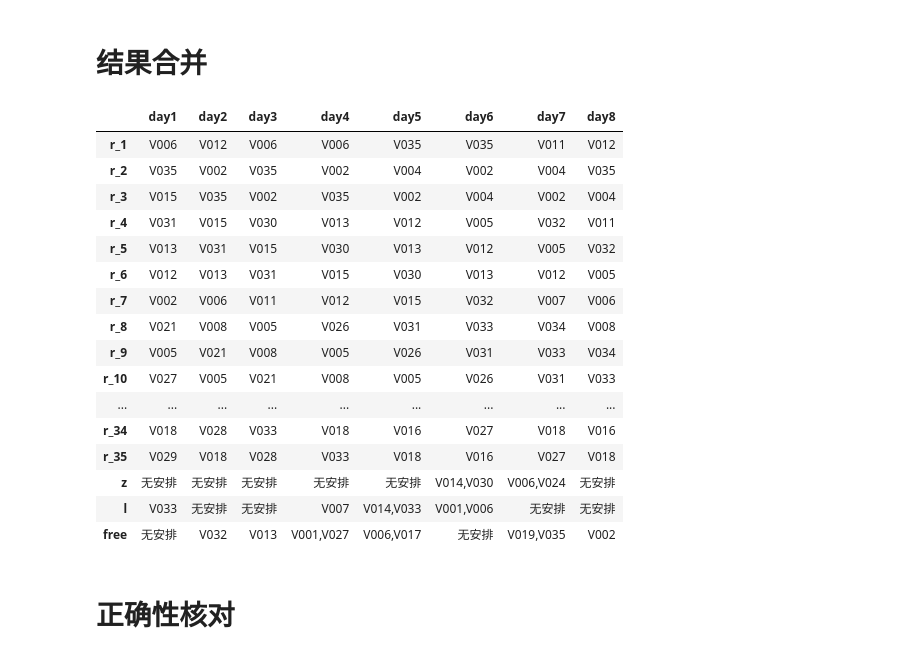
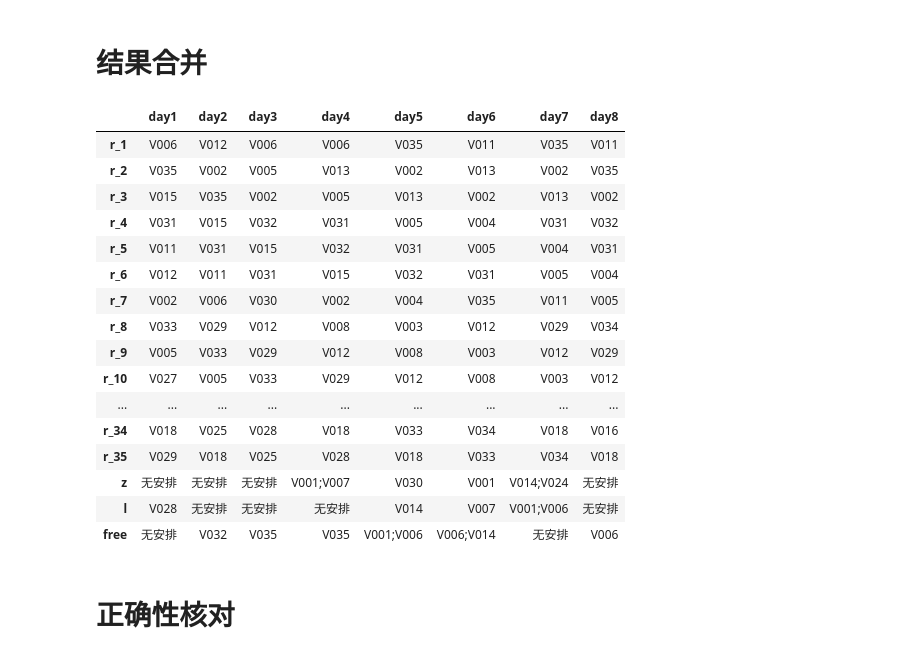
Before and after one commit to xx529/car_plan, a Jupyter notebook: plan.ipynb, the cells around one changed output. Saved outputs shown, nothing was run; the diff lists cells and outputs as text; code cells hidden in the pictures.

```diff
--- a/plan.ipynb
+++ b/plan.ipynb
@@ -29,14 +29,14 @@ class MyCpSolver(cp_model.CpSolverSolutionCallback):
     def result(self):
         return self.__data
 # %%
-def sample_results(model, matrix):
+def sample_results(_model, matrix):
     # 求解器求解，组合计算
     var_ls = matrix.flatten().tolist()
     my_cpsolver = MyCpSolver(var_ls, limit_result)
     solver = cp_model.CpSolver()
     solver.parameters.enumerate_all_solutions = True
     solver.parameters.max_time_in_seconds = limit_seconds
-    solver.Solve(model, my_cpsolver)
+    solver.Solve(_model, my_cpsolver)
     # solver.SearchForAllSolutions(model, my_cpsolver)
     result_data = my_cpsolver.result()
     # print(f'找到可行解: {len(result_data)}')
@@ -203,7 +196,7 @@ for day in range(start_day, days):
     model = cp_model.CpModel()
 
     # 构造单日结果矩阵 (道路，车组)
-    mat = [[model.NewBoolVar(f'x{y}{x}') for x in range(num_cars)] for y in range(num_roads + num_l + num_z + num_free)]
+    mat = [[model.NewBoolVar('x{:>02}{:>02}'.format(x, y)) for x in range(num_cars)] for y in range(num_roads + num_l + num_z + num_free)]
     mat = np.array(mat)
 
     # 当日有任务的每条道路当如必须有一个车组运行（可优化提取仅需要的）
@@ -276,6 +269,9 @@ for day in range(start_day, days):
 
                     model.Add(mat[road_idx, car_idx] == 0)
 
+    # 优化目标，空闲车辆最少
+    # model.Minimize(mat[-1, :].sum())
+
     # 求解器求解，组合计算
     data = sample_results(model, mat)
     if len(data) == 0:
@@ -351,42 +347,42 @@ pd.concat(df_result_ls, axis=1)
 # %%
 df = pd.concat(df_result_ls, axis=1)
 
-def to_result(data):
-    if isinstance(data, int):
-        if data == -1:
+def to_result(_data):
+    if isinstance(_data, int):
+        if _data == -1:
             return '无安排'
         else:
-            return 'V{:>03}'.format(data+1)
-    if isinstance(data, np.ndarray):
-        if len(data) == 0:
+            return 'V{:>03}'.format(_data + 1)
+    if isinstance(_data, np.ndarray):
+        if len(_data) == 0:
             return '无安排'
         else:
-            return ','.join(['V{:>03}'.format(x+1) for x in data])
-    print(type(data))
+            return ';'.join(['V{:>03}'.format(x+1) for x in _data])
+    print(type(_data))
 
 for col in df.columns:
     df[col] = df[col].apply(to_result)
 
 df.to_csv('result.csv')
 df
 # %% [output]
 |  | day1 | day2 | day3 | day4 | day5 | day6 | day7 | day8 |
-| r_1 | V006 | V012 | V006 | V006 | V035 | V035 | V011 | V012 |
-| r_2 | V035 | V002 | V035 | V002 | V004 | V002 | V004 | V035 |
-| r_3 | V015 | V035 | V002 | V035 | V002 | V004 | V002 | V004 |
-| r_4 | V031 | V015 | V030 | V013 | V012 | V005 | V032 | V011 |
-| r_5 | V013 | V031 | V015 | V030 | V013 | V012 | V005 | V032 |
-| r_6 | V012 | V013 | V031 | V015 | V030 | V013 | V012 | V005 |
-| r_7 | V002 | V006 | V011 | V012 | V015 | V032 | V007 | V006 |
-| r_8 | V021 | V008 | V005 | V026 | V031 | V033 | V034 | V008 |
-| r_9 | V005 | V021 | V008 | V005 | V026 | V031 | V033 | V034 |
-| r_10 | V027 | V005 | V021 | V008 | V005 | V026 | V031 | V033 |
+| r_1 | V006 | V012 | V006 | V006 | V035 | V011 | V035 | V011 |
+| r_2 | V035 | V002 | V005 | V013 | V002 | V013 | V002 | V035 |
+| r_3 | V015 | V035 | V002 | V005 | V013 | V002 | V013 | V002 |
+| r_4 | V031 | V015 | V032 | V031 | V005 | V004 | V031 | V032 |
+| r_5 | V011 | V031 | V015 | V032 | V031 | V005 | V004 | V031 |
+| r_6 | V012 | V011 | V031 | V015 | V032 | V031 | V005 | V004 |
+| r_7 | V002 | V006 | V030 | V002 | V004 | V035 | V011 | V005 |
+| r_8 | V033 | V029 | V012 | V008 | V003 | V012 | V029 | V034 |
+| r_9 | V005 | V033 | V029 | V012 | V008 | V003 | V012 | V029 |
+| r_10 | V027 | V005 | V033 | V029 | V012 | V008 | V003 | V012 |
 | ... | ... | ... | ... | ... | ... | ... | ... | ... |
-| r_34 | V018 | V028 | V033 | V018 | V016 | V027 | V018 | V016 |
-| r_35 | V029 | V018 | V028 | V033 | V018 | V016 | V027 | V018 |
-| z | 无安排 | 无安排 | 无安排 | 无安排 | 无安排 | V014,V030 | V006,V024 | 无安排 |
-| l | V033 | 无安排 | 无安排 | V007 | V014,V033 | V001,V006 | 无安排 | 无安排 |
-| free | 无安排 | V032 | V013 | V001,V027 | V006,V017 | 无安排 | V019,V035 | V002 |
+| r_34 | V018 | V025 | V028 | V018 | V033 | V034 | V018 | V016 |
+| r_35 | V029 | V018 | V025 | V028 | V018 | V033 | V034 | V018 |
+| z | 无安排 | 无安排 | 无安排 | V001;V007 | V030 | V001 | V014;V024 | 无安排 |
+| l | V028 | 无安排 | 无安排 | 无安排 | V014 | V007 | V001;V006 | 无安排 |
+| free | 无安排 | V032 | V035 | V035 | V001;V006 | V006;V014 | 无安排 | V006 |
 # %% [markdown]
 # 正确性核对
 # %%
```
Also changed, not shown: parts of 6 cells of this notebook, 2 other files.
